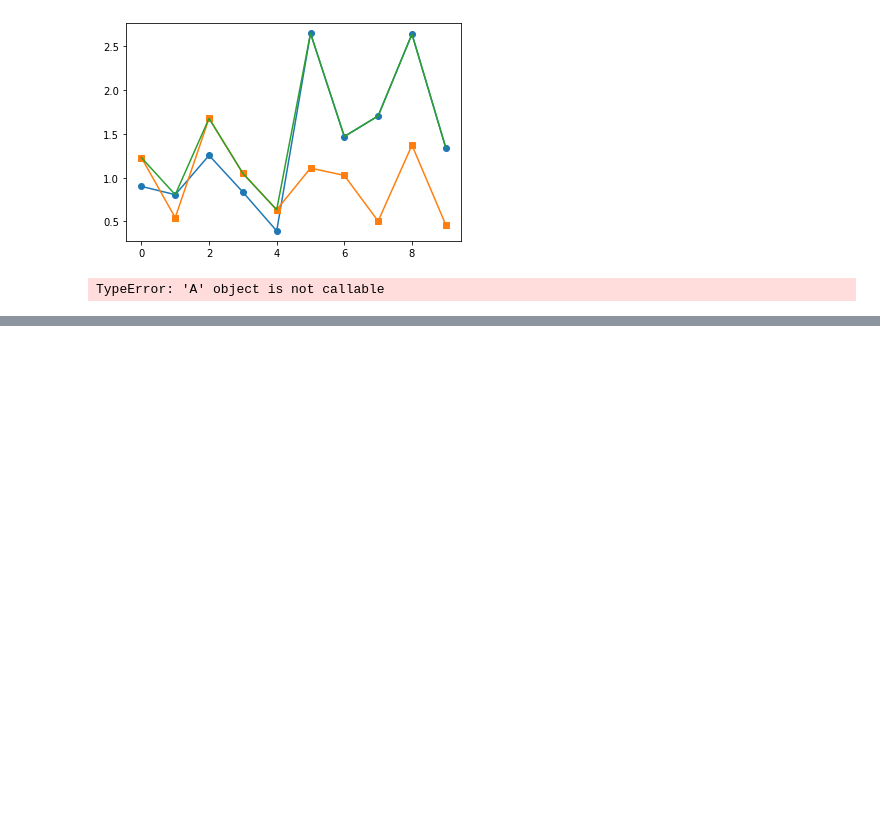
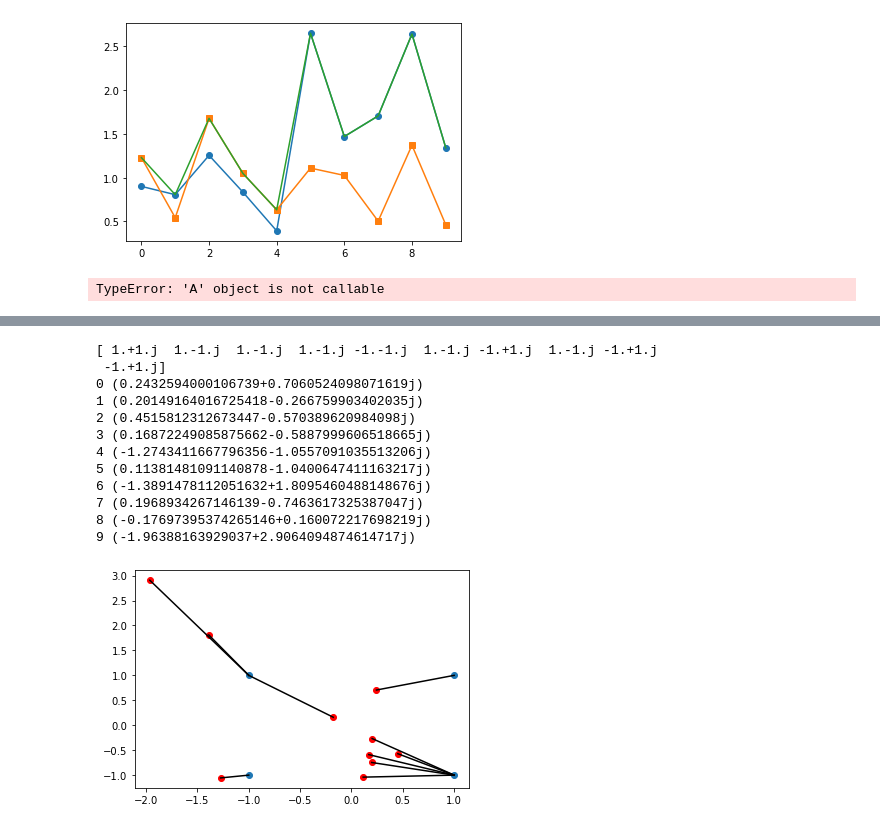
Before and after one commit to IISL-HYU/comm, a Jupyter notebook: practice.ipynb, the cells around one changed output, grey strips where cells are left out. Cells and saved outputs as stored; diff of their text form; code cells hidden in the pictures; blank space fills up the shorter version.

```diff
--- a/practice.ipynb
+++ b/practice.ipynb
@@ -324,0 +343,31 @@ TypeError: 'A' object is not callable
+# %%
+cpoints = np.array([
+    -1-1j,
+    -1+1j,
+    1+1j,
+    1-1j,
+])
+plt.plot(cpoints.real, cpoints.imag, 'o')
+plt.plot(x_r, x_i, 'or')
+
+compare = np.abs(x - cpoints.reshape(-1, 1))
+dets = np.array([cpoints[i] for i in np.argmin(compare, axis=0)])
+print(dets)
+
+for i, cp in enumerate(x):
+    print(i, cp)
+    plt.plot([dets[i].real, cp.real], [dets[i].imag, cp.imag], 'k-')
+# %% [output]
+[ 1.+1.j  1.-1.j  1.-1.j  1.-1.j -1.-1.j  1.-1.j -1.+1.j  1.-1.j -1.+1.j
+ -1.+1.j]
+0 (0.2432594000106739+0.7060524098071619j)
+1 (0.20149164016725418-0.266759903402035j)
+2 (0.4515812312673447-0.570389620984098j)
+3 (0.16872249085875662-0.5887999606518665j)
+4 (-1.2743411667796356-1.0557091035513206j)
+5 (0.11381481091140878-1.0400647411163217j)
+6 (-1.3891478112051632+1.8095460488148676j)
+7 (0.1968934267146139-0.7463617325387047j)
+8 (-0.17697395374265146+0.160072217698219j)
+9 (-1.96388163929037+2.9064094874614717j)
+[figure, added]
```
Also changed, not shown: parts of 11 cells of this notebook.
